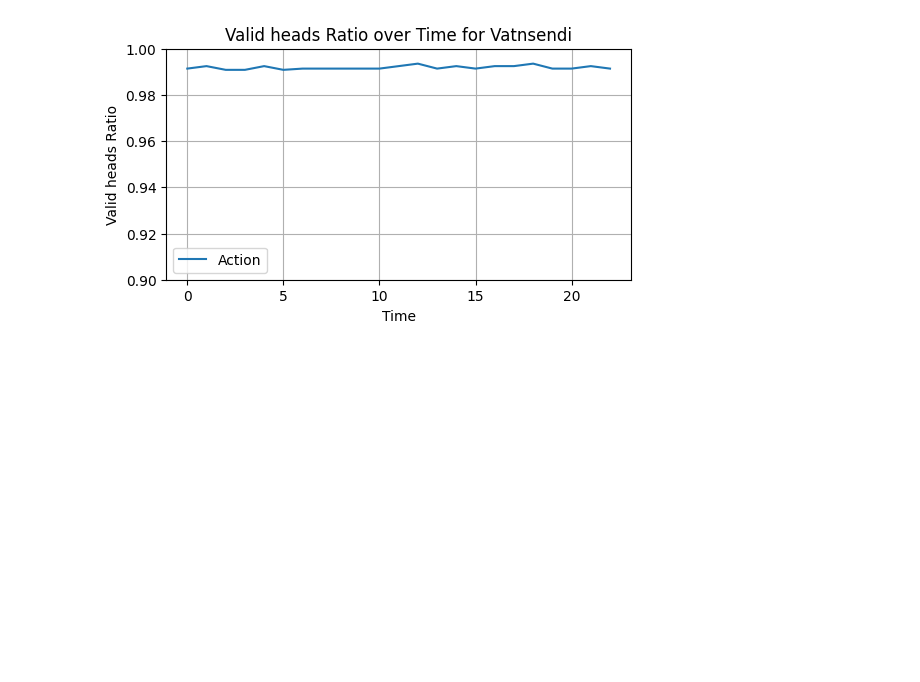
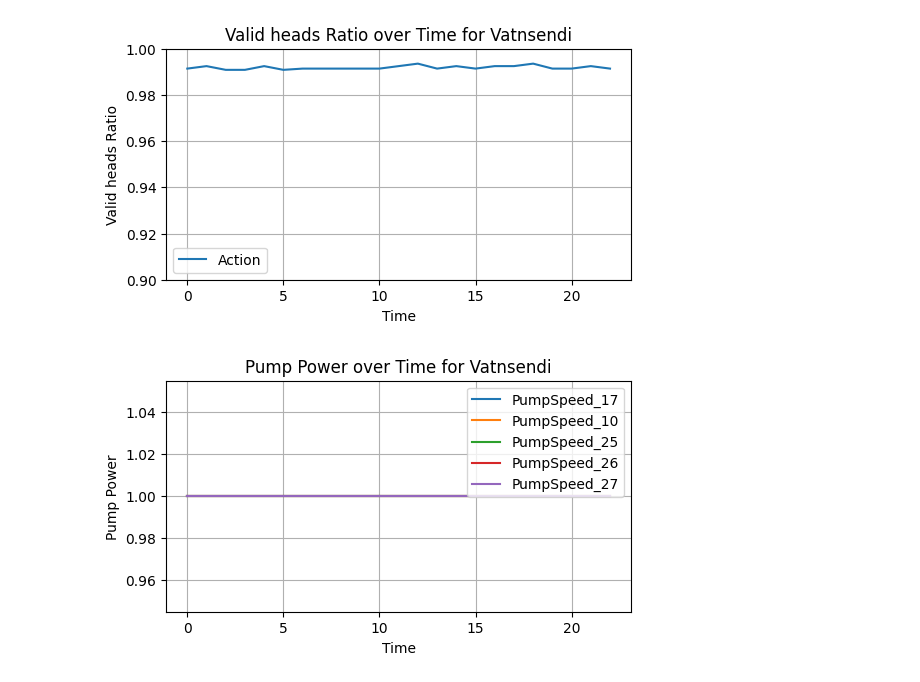
Before and after one commit to frodibrooks/OptimisedHeating, a Jupyter notebook: validation/plot_validation.ipynb, the cells around one changed output. Drawn from its saved outputs; the diff is of its cells as text; code cells hidden in the pictures; blank space fills up the shorter version.

```diff
--- a/validation/plot_validation.ipynb
+++ b/validation/plot_validation.ipynb
@@ -134,3 +134,35 @@ plt.legend()
 plt.show()
 # %% [output]
 [figure]
+# %%
+
+plt.figure(figsize=(6, 3))
+
+# Plot the 'PumpPower_17' data
+plt.plot(agent_results_df.index, agent_results_df['PumpSpeed_17'], label='PumpSpeed_17')
+
+# Plot the 'PumpPower_10' data
+plt.plot(agent_results_df.index, agent_results_df['PumpSpeed_10'], label='PumpSpeed_10')
+# Plot the 'PumpPower_17' data
+
+plt.plot(agent_results_df.index, agent_results_df['PumpSpeed_25'], label='PumpSpeed_25')
+
+# Plot the 'PumpPower_10' data
+plt.plot(agent_results_df.index, agent_results_df['PumpSpeed_26'], label='PumpSpeed_26')
+# Plot the 'PumpPower_10' data
+
+plt.plot(agent_results_df.index, agent_results_df['PumpSpeed_27'], label='PumpSpeed_27')
+
+# Add labels and title
+plt.xlabel("Time")
+plt.ylabel("Pump Power")
+plt.title("Pump Power over Time for Vatnsendi")
+plt.grid(True)
+
+# Display the legend
+plt.legend()
+
+# Show the plot
+plt.show()
+# %% [output]
+[figure, added]
```
Also changed, not shown: 9 other files.
